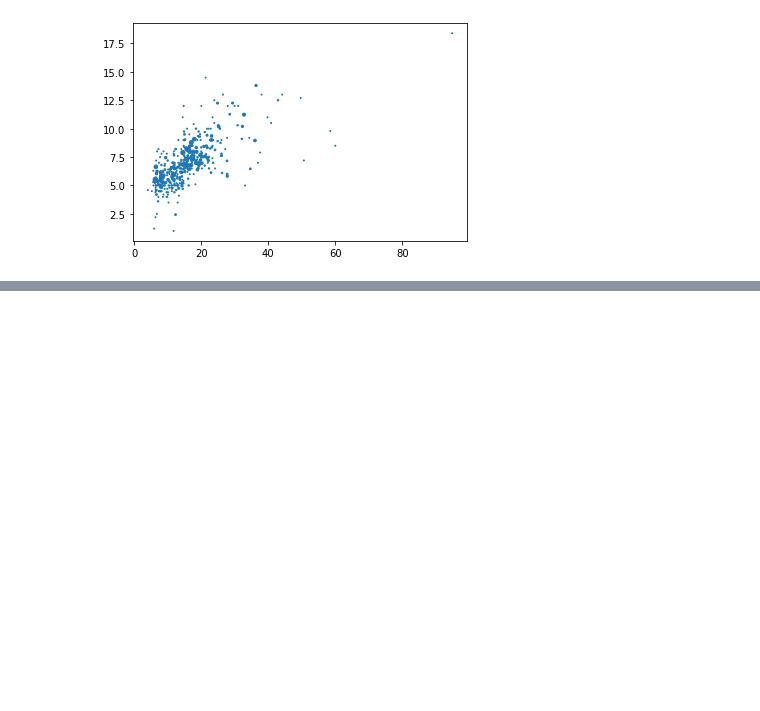
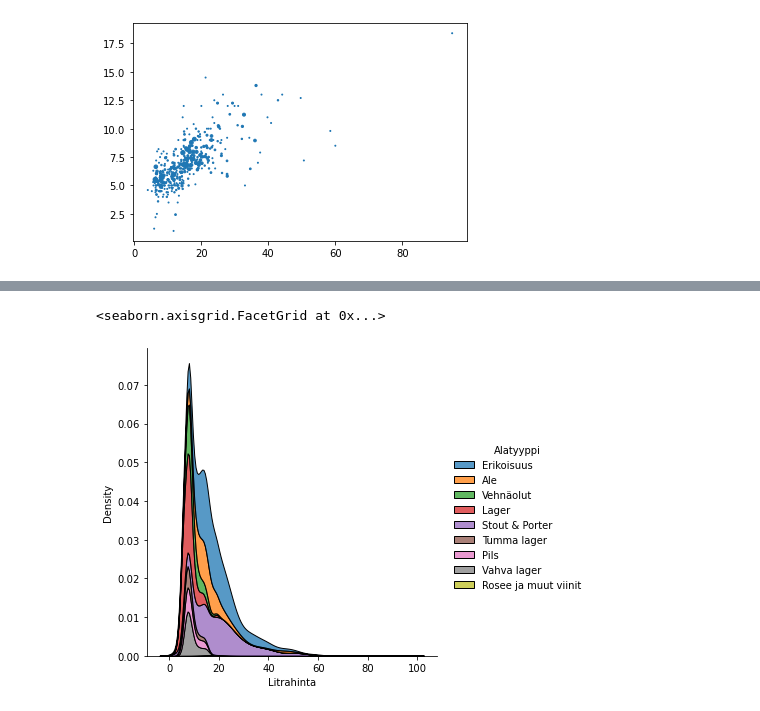
Before and after one commit to yherin/BeerWhisperer, a Jupyter notebook: eda/eda_litre_price.ipynb, the cells around one changed output, grey strips where cells are left out. Drawn from its saved outputs; the diff is of its cells as text; code cells hidden in the pictures; blank space fills up the shorter version.

```diff
--- a/eda/eda_litre_price.ipynb
+++ b/eda/eda_litre_price.ipynb
@@ -117,0 +111,5 @@ plt.show()
+# %%
+sns.displot(df, x='Litrahinta', hue='Alatyyppi', kind="kde", multiple="stack")
+# %% [output]
+<seaborn.axisgrid.FacetGrid at 0x...>
+[figure, added]
```
Also changed, not shown: parts of 14 cells of this notebook.
